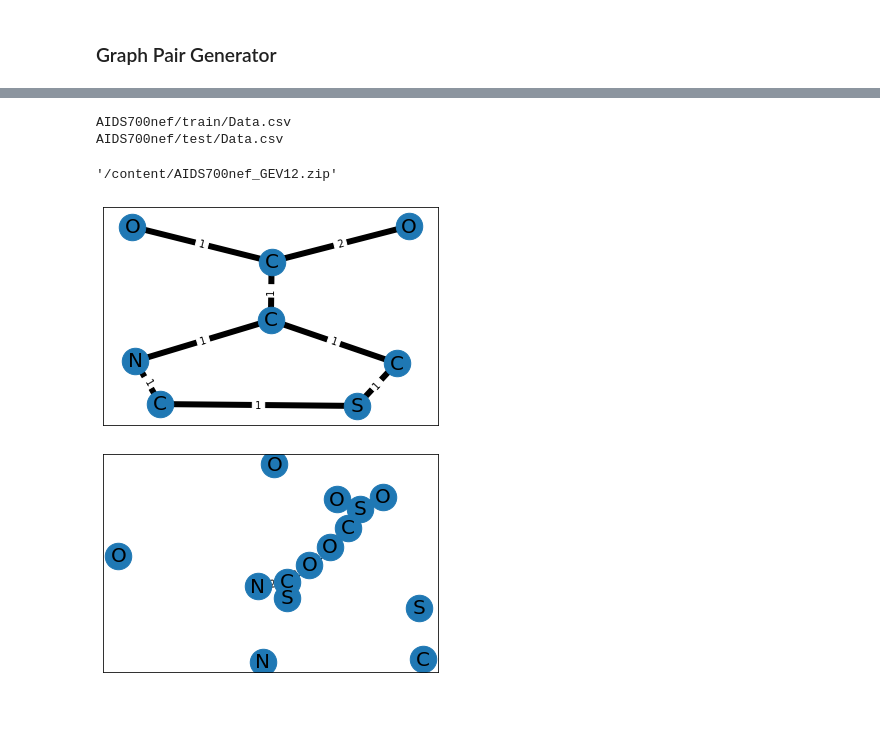
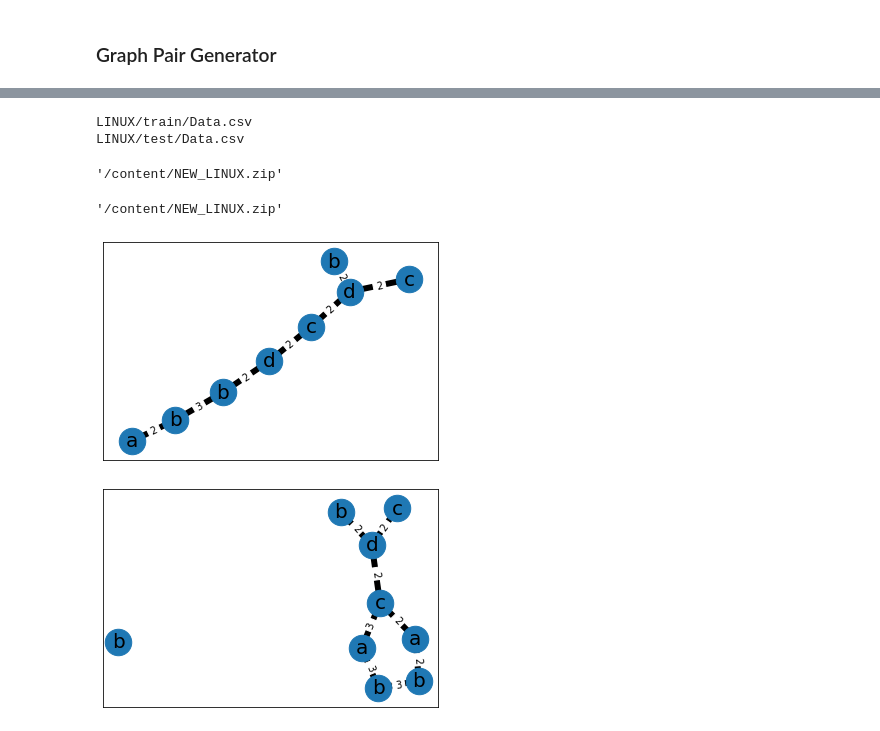
Before and after one commit to neuralresearch/CS39-6, a Jupyter notebook: HenryTaGSim.ipynb, the cells around one changed output, grey strips where cells are left out. Drawn from its saved outputs; the diff is of its cells as text; code cells hidden in the pictures.

```diff
--- a/HenryTaGSim.ipynb
+++ b/HenryTaGSim.ipynb
@@ -37,7 +45,7 @@ import matplotlib.pyplot as plt
 import random
 
 #read the 1011.gexf
-Graph = nx.read_gexf('AIDS700nef/train/4.gexf',version='1.2draft')
+Graph = nx.read_gexf('LINUX/train/1002.gexf',version='1.2draft')
 # %%
 Graph.edges.data()
 edgesdict={}
@@ -263,13 +316,12 @@ def constrained_sum_sample_pos(n, total):
     dividers = sorted(random.sample(range(1, total), n - 1))
     return [a - b for a, b in zip(dividers + [total], [0] + dividers)]
 
-GEVtargetsum=12
 
 maxNodeLabelList=[]
 maxEdgeLabelList=[]
 
-dirNameTrain = 'AIDS700nef/train/'
-dirNameTest = 'AIDS700nef/test/'
+dirNameTrain = 'LINUX/train/'
+dirNameTest = 'LINUX/test/'
 trainSet=[]
 testSet=[]
 dirName=dirNameTrain
@@ -280,9 +332,15 @@ for file in filenames:
   if not file.split('.')[1] =='gexf':
     continue
   Graph = nx.read_gexf(dirName+file,version='1.2draft')
+  GEVtargetsum=random.randrange(4,16)
   GEVList=constrained_sum_sample_pos(4,GEVtargetsum)
   targetGEV={'NR':GEVList[0],'NID':GEVList[1],'ER':GEVList[2],'EID':GEVList[3]}
   (Graph,newGraph,GEV)=graphPairGenerator(Graph,targetGEV)
+
+  fileName=file
+  nx.write_gexf(Graph ,dirName+ fileName )
+
+
   fileName=file.split('.')[0]+'_new.'+file.split('.')[1]
   nx.write_gexf(newGraph ,dirName+ fileName )
   new_row = pd.Series({"oldGraph":file, "newGraph":fileName, "GEVSum":GEV['NR']+GEV['NID']+GEV['ER']+GEV['EID'],"NR":GEV['NR'],'NID':GEV['NID'],'ER':GEV['ER'],'EID':GEV['EID']})
@@ -301,9 +359,14 @@ for file in filenames:
   if not file.split('.')[1] =='gexf':
     continue
   Graph = nx.read_gexf(dirName+file,version='1.2draft')
+  GEVtargetsum=random.randrange(4,16)
   GEVList=constrained_sum_sample_pos(4,GEVtargetsum)
   targetGEV={'NR':GEVList[0],'NID':GEVList[1],'ER':GEVList[2],'EID':GEVList[3]}
   (Graph,newGraph,GEV)=graphPairGenerator(Graph,targetGEV)
+
+  fileName=file
+  nx.write_gexf(Graph ,dirName+ fileName )
+
   fileName=file.split('.')[0]+'_new.'+file.split('.')[1]
   nx.write_gexf(newGraph , dirName+fileName )
   new_row = pd.Series({"oldGraph":file, "newGraph":fileName, "GEVSum":GEV['NR']+GEV['NID']+GEV['ER']+GEV['EID'],"NR":GEV['NR'],'NID':GEV['NID'],'ER':GEV['ER'],'EID':GEV['EID']})
@@ -312,22 +375,28 @@ for file in filenames:
 df.to_csv(dirName+'Data.csv',index = False)
 print(dirName+'Data.csv')
 
+
 import shutil
-dir_name='AIDS700nef'
-shutil.make_archive('AIDS700nef_GEV'+str(GEVtargetsum), 'zip', dir_name)
+shutil.make_archive('NEW_LINUX', 'zip', 'LINUX')
 # %% [output]
-AIDS700nef/train/Data.csv
-AIDS700nef/test/Data.csv
+LINUX/train/Data.csv
+LINUX/test/Data.csv
-'/content/AIDS700nef_GEV12.zip'
+'/content/NEW_LINUX.zip'
+# %%
+
+import shutil
+shutil.make_archive('NEW_LINUX', 'zip', 'LINUX')
+# %% [output]
+'/content/NEW_LINUX.zip'
 # %%
 
-Graph = nx.read_gexf('AIDS700nef/test/1011.gexf',version='1.2draft')
+Graph = nx.read_gexf('LINUX/test/29178.gexf',version='1.2draft')
 draw_graph(Graph)
 # %% [output]
-[figure, old version]
+[figure, new version]
 # %%
 
-Graph = nx.read_gexf('AIDS700nef/test/1011_new.gexf',version='1.2draft')
+Graph = nx.read_gexf('LINUX/test/29178_new.gexf',version='1.2draft')
 draw_graph(Graph)
 # %% [output]
-[figure, old version]
+[figure, new version]
```
Also changed, not shown: parts of 7 cells of this notebook.
